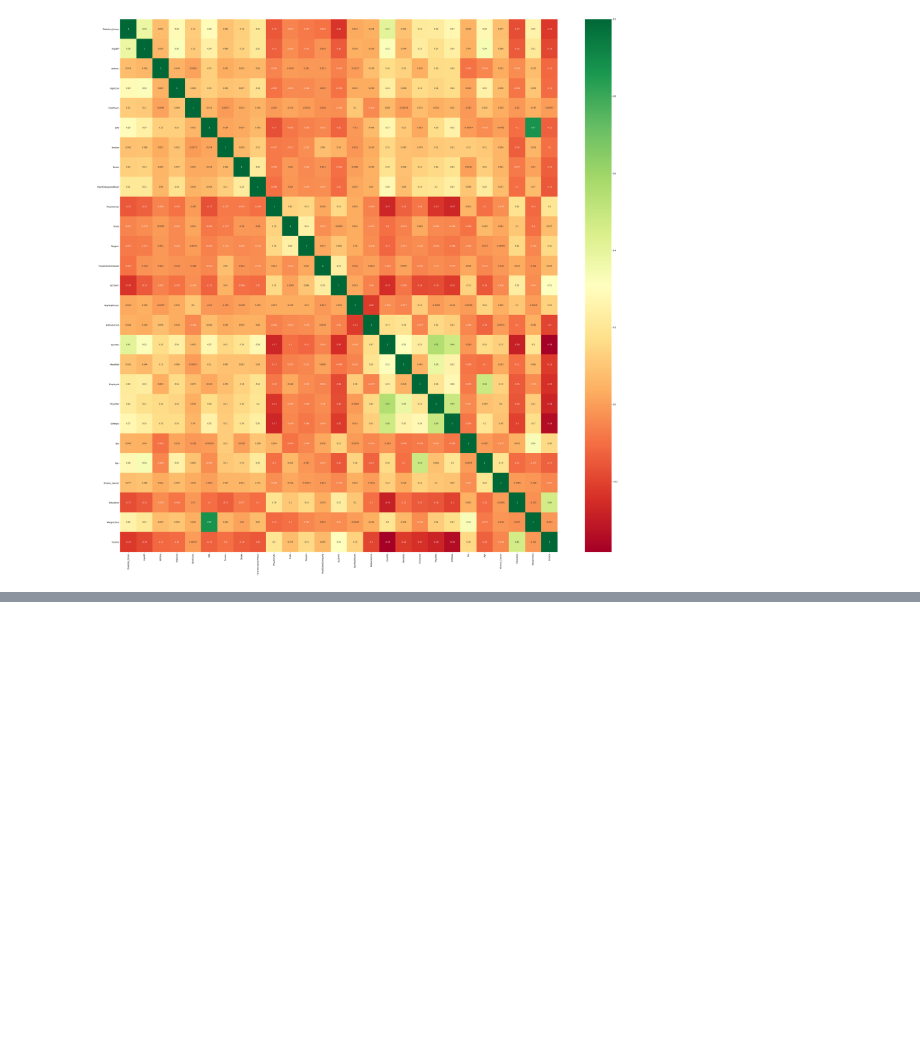
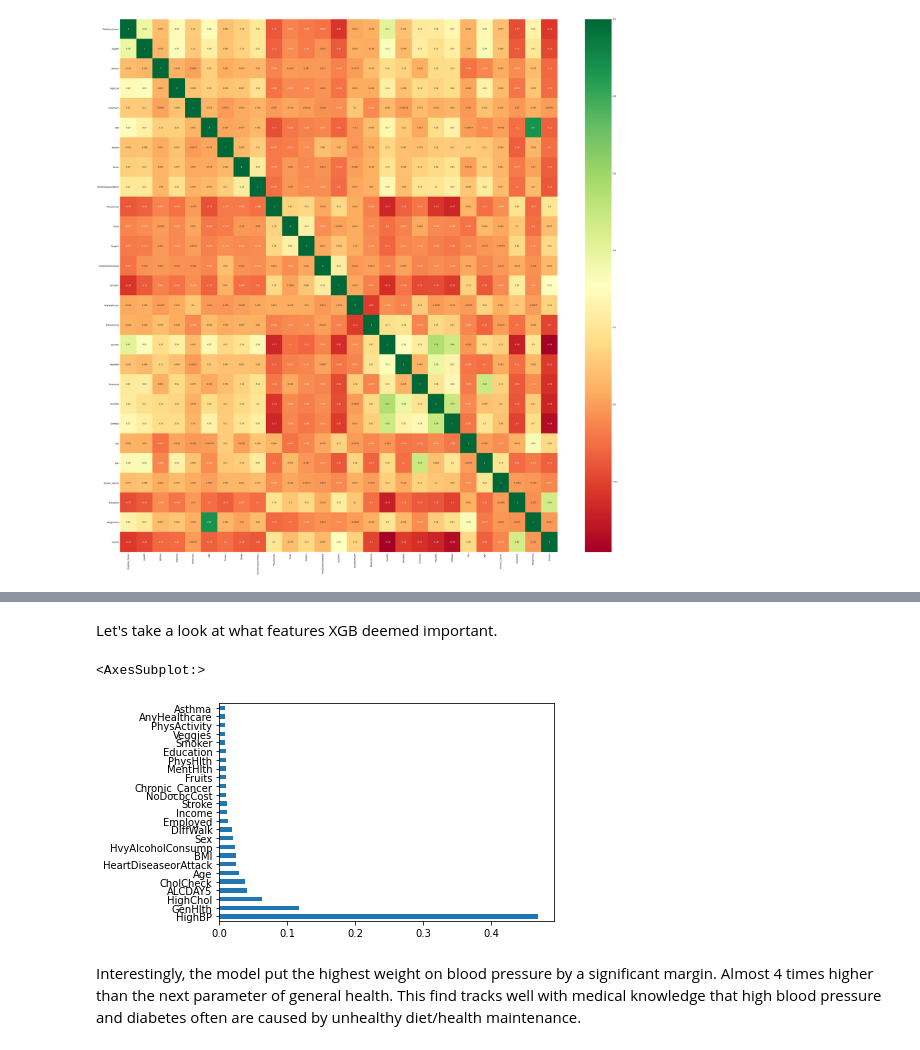
Before and after one commit to dragunat2016/Diabetes_Prediction, a Jupyter notebook: index.ipynb, the cells around one changed output, grey strips where cells are left out. Drawn from its saved outputs; the diff is of its cells as text; code cells hidden in the pictures; blank space fills up the shorter version.

```diff
--- a/index.ipynb
+++ b/index.ipynb
@@ -109,0 +259,31 @@ Name: Diabetes_binary, dtype: float64
+# %%
+# loop over each classifier to evaluate poerformance
+
+train_acc, test_acc, rec, prec, F1, Roc_Auc,trained_model,run_time = {}, {}, {}, {}, {}, {},{},{}
+
+for model_name in model_arr.keys():
+
+    model = model_arr[model_name]
+
+    start = dt.now()
+
+    # Fit the classifier
+    trained_model[model_name] = model.fit(X_train, y_train)   #Store the trained model for further analysis
+
+    #Find training accuracy
+
+    y_train_pred = model.predict(X_train)
+
+    # Make predictions
+    y_pred = model.predict(X_test)
+
+    running_secs = (dt.now() - start).seconds
+
+    # Calculate metrics
+    train_acc[model_name] = accuracy_score(y_train,y_train_pred)
+    test_acc[model_name] = accuracy_score(y_test, y_pred)
+    rec[model_name] = recall_score(y_test, y_pred)
+    prec[model_name] = precision_score(y_test, y_pred)
+    F1[model_name] = f1_score(y_test,y_pred)
+    Roc_Auc[model_name] = roc_auc_score(y_test,y_pred)
+    run_time[model_name] = running_secs
@@ -109,0 +317,2 @@ Name: Diabetes_binary, dtype: float64
+# %%
+xgb = trained_model['XGB Classifier']
@@ -109,0 +357,11 @@ Name: Diabetes_binary, dtype: float64
+# %% [markdown]
+Let's take a look at what features XGB deemed important.
+# %%
+# Visualize Feature importance
+
+pd.Series(xgb.feature_importances_, index=X_scaled.columns).sort_values(ascending=False).plot(kind='barh')
+# %% [output]
+<AxesSubplot:>
+[figure, added]
+# %% [markdown]
+Interestingly, the model put the highest weight on blood pressure by a significant margin. Almost 4 times higher than the next parameter of general health. This find tracks well with medical knowledge that high blood pressure and diabetes often are caused by unhealthy diet/health maintenance.
```
Also changed, not shown: parts of 70 cells of this notebook, 11 other files.
